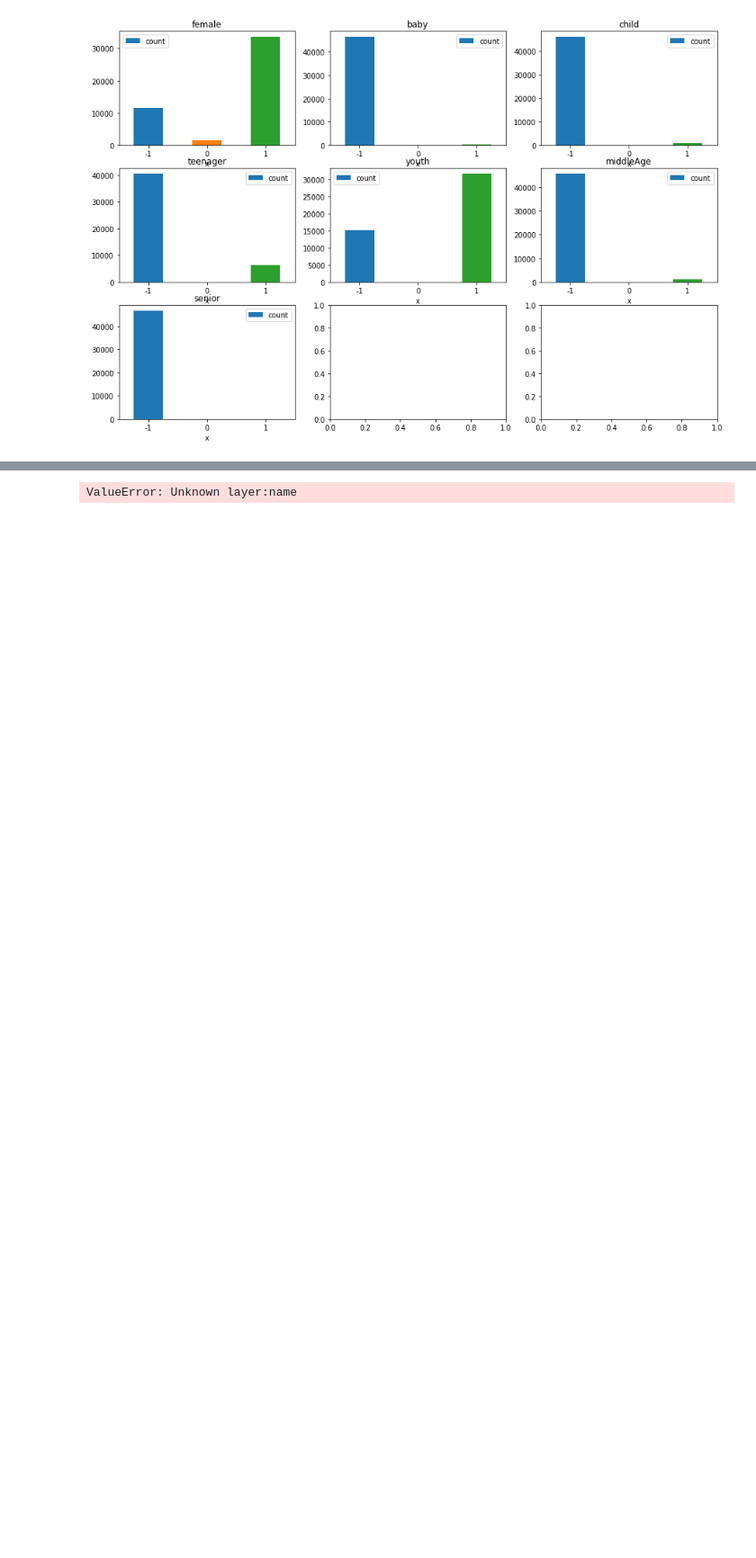
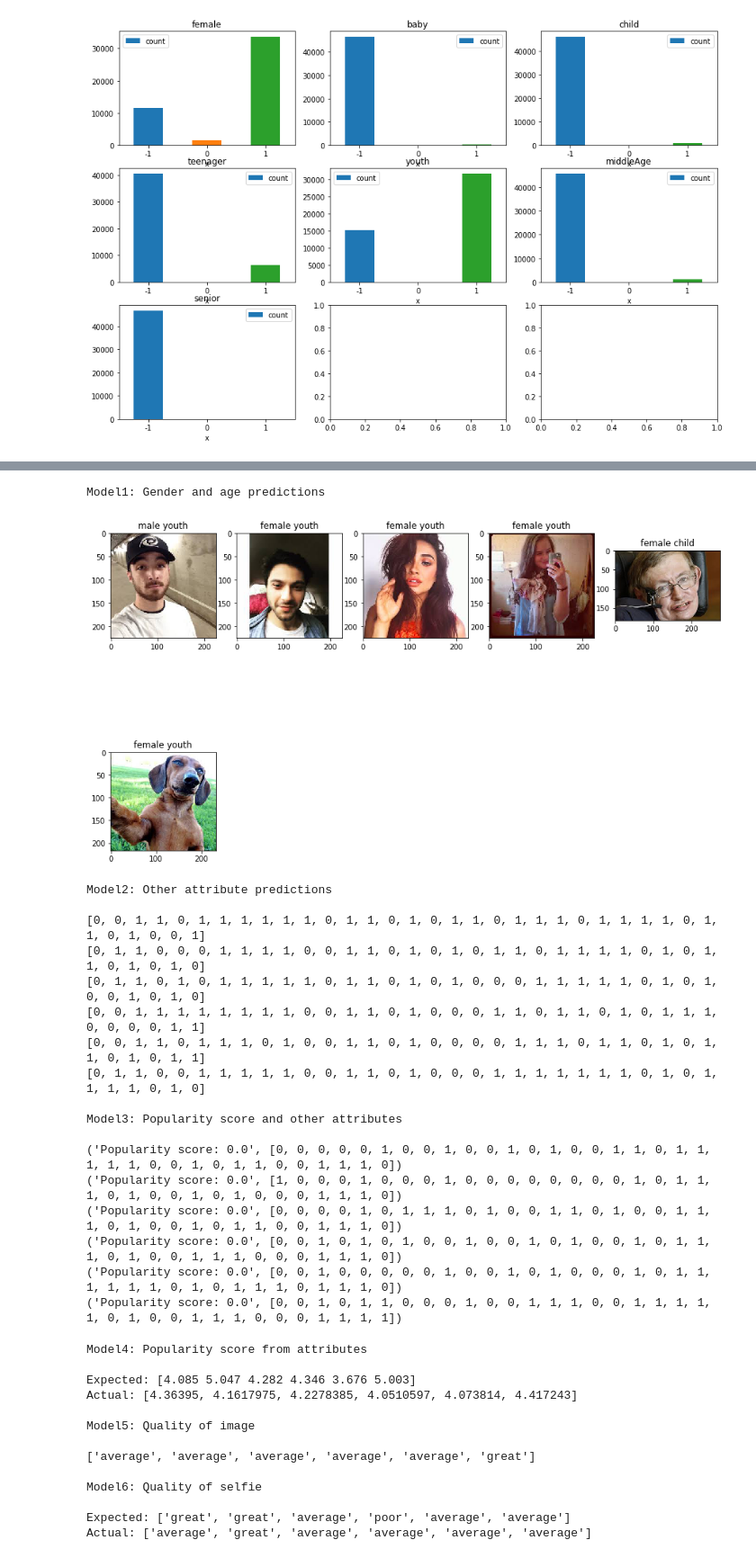
Before and after one commit to varunvora/CRCV-Selfie, a Jupyter notebook: aml_esa.ipynb, the cells around one changed output, grey strips where cells are left out. Shown at 90% size. Saved outputs shown, nothing was run; the diff lists cells and outputs as text; code cells hidden in the pictures; blank space fills up the shorter version.

```diff
--- a/aml_esa.ipynb
+++ b/aml_esa.ipynb
@@ -91,24 +122,41 @@ def decode_output(op, n, io=1):
-# %%
-from dataset_loader import img_loader
-
-model = load_model('weights/weights.4.01.h5')
-
-NUM_SAMPLES = 5
-
-def try_model(model, io=1):
-    if io == 4:
-        ip = next(img_loader(batch_size=5, io=io))
-        print(ip)
-    else:
-        ip = []
-        for i in range(NUM_SAMPLES):
-            img_path = 'samples/image' + str(i + 1) + '.jpg'
-            ip.append(get_img(img_path))
-        ip = np.asarray(ip)
-    op = model.predict(ip)
-    decode_output(op, NUM_SAMPLES, io=io)
-try_model(model, io=4)
-# %% [output]
-ValueError: Unknown layer:name
+# %%
+NUM_SAMPLES = 6
+
+for i in range(1, 7):
+    model = load_model('weights/weights.' + str(i) + '.01.h5')
+    try_model(model, NUM_SAMPLES, io=i)
+# %% [output]
+Model1: Gender and age predictions
+[figure, added]
+Model2: Other attribute predictions
+
+[0, 0, 1, 1, 0, 1, 1, 1, 1, 1, 1, 0, 1, 1, 0, 1, 0, 1, 1, 0, 1, 1, 1, 0, 1, 1, 1, 1, 0, 1, 1, 0, 1, 0, 0, 1]
+[0, 1, 1, 0, 0, 0, 1, 1, 1, 1, 0, 0, 1, 1, 0, 1, 0, 1, 0, 1, 1, 0, 1, 1, 1, 1, 0, 1, 0, 1, 1, 0, 1, 0, 1, 0]
+[0, 1, 1, 0, 1, 0, 1, 1, 1, 1, 1, 0, 1, 1, 0, 1, 0, 1, 0, 0, 0, 1, 1, 1, 1, 1, 0, 1, 0, 1, 0, 0, 1, 0, 1, 0]
+[0, 0, 1, 1, 1, 1, 1, 1, 1, 1, 0, 0, 1, 1, 0, 1, 0, 0, 0, 1, 1, 0, 1, 1, 0, 1, 0, 1, 1, 1, 0, 0, 0, 0, 1, 1]
+[0, 0, 1, 1, 0, 1, 1, 1, 0, 1, 0, 0, 1, 1, 0, 1, 0, 0, 0, 0, 1, 1, 1, 0, 1, 1, 0, 1, 0, 1, 1, 0, 1, 0, 1, 1]
+[0, 1, 1, 0, 0, 1, 1, 1, 1, 1, 0, 0, 1, 1, 0, 1, 0, 0, 0, 1, 1, 1, 1, 1, 1, 1, 0, 1, 0, 1, 1, 1, 1, 0, 1, 0]
+
+Model3: Popularity score and other attributes
+
+('Popularity score: 0.0', [0, 0, 0, 0, 0, 1, 0, 0, 1, 0, 0, 1, 0, 1, 0, 0, 1, 1, 0, 1, 1, 1, 1, 1, 0, 0, 1, 0, 1, 1, 0, 0, 1, 1, 1, 0])
+('Popularity score: 0.0', [1, 0, 0, 0, 1, 0, 0, 0, 1, 0, 0, 0, 0, 0, 0, 0, 0, 1, 0, 1, 1, 1, 0, 1, 0, 0, 1, 0, 1, 0, 0, 0, 1, 1, 1, 0])
+('Popularity score: 0.0', [0, 0, 0, 0, 1, 0, 1, 1, 1, 0, 1, 0, 0, 1, 1, 0, 1, 0, 0, 1, 1, 1, 0, 1, 0, 0, 1, 0, 1, 1, 0, 0, 1, 1, 1, 0])
+('Popularity score: 0.0', [0, 0, 1, 0, 1, 0, 1, 0, 0, 1, 0, 0, 1, 0, 1, 0, 0, 1, 0, 1, 1, 1, 0, 1, 0, 0, 1, 1, 1, 0, 0, 0, 1, 1, 1, 0])
+('Popularity score: 0.0', [0, 0, 1, 0, 0, 0, 0, 0, 1, 0, 0, 1, 0, 1, 0, 0, 0, 1, 0, 1, 1, 1, 1, 1, 1, 0, 1, 0, 1, 1, 1, 0, 1, 1, 1, 0])
+('Popularity score: 0.0', [0, 0, 1, 0, 1, 1, 0, 0, 0, 1, 0, 0, 1, 1, 1, 0, 0, 1, 1, 1, 1, 1, 0, 1, 0, 0, 1, 1, 1, 0, 0, 0, 1, 1, 1, 1])
+Model4: Popularity score from attributes
+
+Expected: [4.085 5.047 4.282 4.346 3.676 5.003]
+Actual: [4.36395, 4.1617975, 4.2278385, 4.0510597, 4.073814, 4.417243]
+
+Model5: Quality of image
+
+['average', 'average', 'average', 'average', 'average', 'great']
+
+Model6: Quality of selfie
+
+Expected: ['great', 'great', 'average', 'poor', 'average', 'average']
+Actual: ['average', 'great', 'average', 'average', 'average', 'average']
 # %% [markdown]
 <h2>Checkpoint 4</h2>
```
Also changed, not shown: parts of 7 cells of this notebook, 1 other file.
